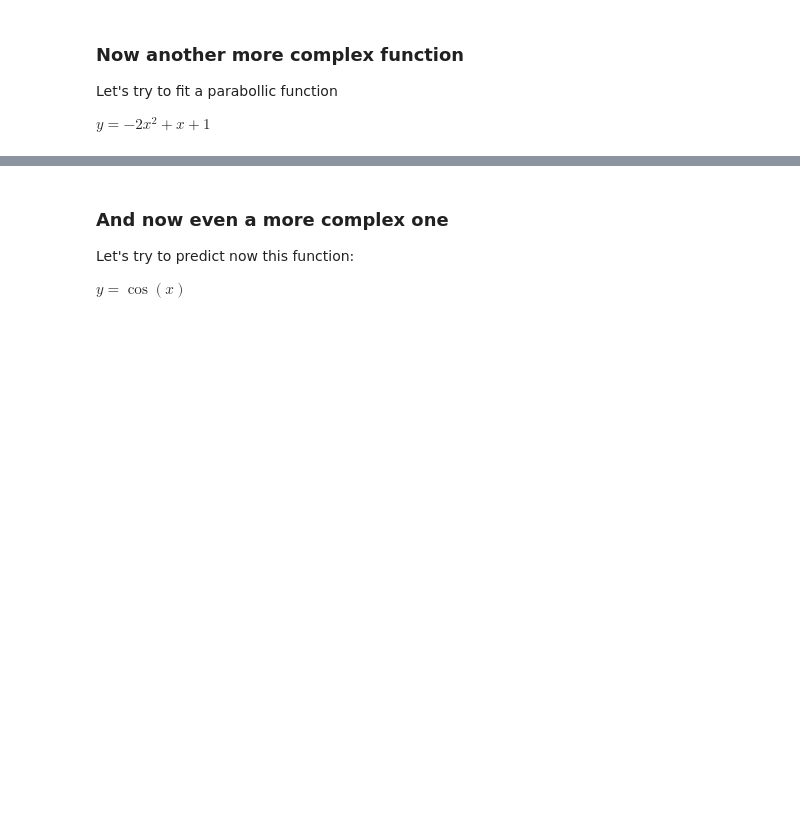
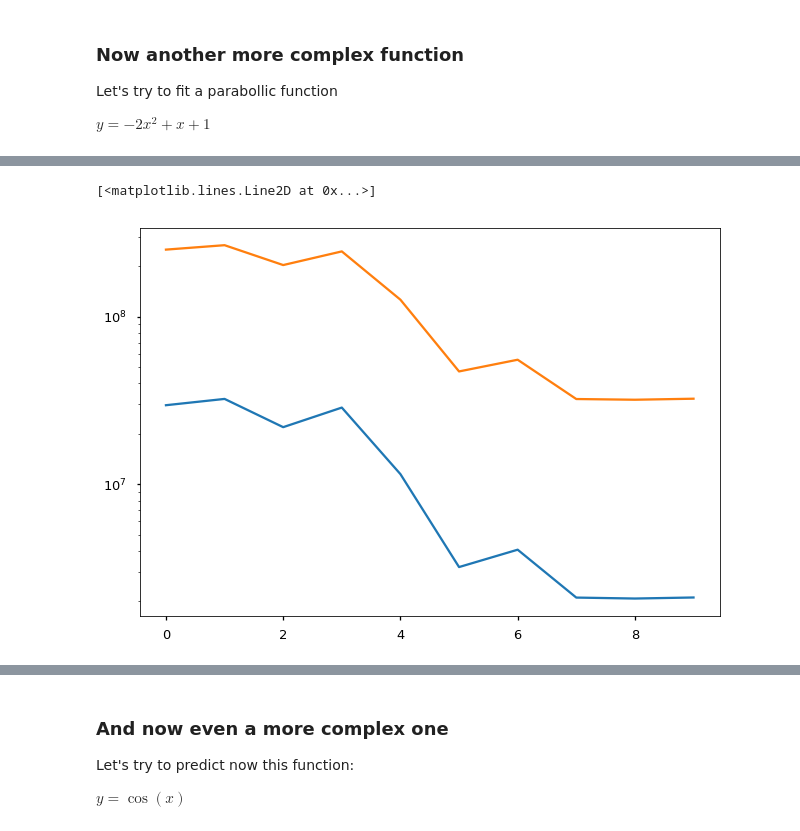
Before and after one commit to macomino/deepLearning, a Jupyter notebook: 01_Intro_Deep_Learning_before_class.ipynb, the cells around one changed output, grey strips where cells are left out. Cells and saved outputs as stored; diff of their text form; code cells hidden in the pictures; blank space fills up the shorter version.

```diff
--- a/01_Intro_Deep_Learning_before_class.ipynb
+++ b/01_Intro_Deep_Learning_before_class.ipynb
@@ -154,0 +223,3 @@ $\displaystyle y = -2x^2 + x + 1$
+# %%
+err_t = np.mean(h.history['loss'][-40:])
+err_v = np.mean(h.history['val_loss'][-40:])
@@ -154,0 +234,13 @@ $\displaystyle y = -2x^2 + x + 1$
+# %%
+def scale(x):
+  x = (x - x.min())/float(x.max()-x.min())
+
+def model(capas):
+  m = models.Sequential()
+  m.add(layers.Dense(input_shape=(1,), activation='relu', units=64))
+  for i in range(0,capas):
+    m.add(layers.Dense( activation='relu', units=10))
+  m.add(layers.Dense(activation=None, units=1))
+  m.compile(loss=losses.mse, optimizer=optimizers.rmsprop(), metrics=[metrics.mean_absolute_error])
+  h = m.fit(x=x_train, y=y_train, batch_size=200, epochs=100, validation_split=0.2)
+  return h
@@ -154,0 +253,9 @@ $\displaystyle y = -2x^2 + x + 1$
+# %%
+err_t_list = []
+err_v_v = []
+for v in range(0,10):
+  m = model(v)
+  err_t = np.mean(m.history['loss'][-40:])
+  err_v = np.mean(m.history['val_loss'][-40:])
+  err_t_list.append(err_t)
+  err_v_v.append(err_v)
@@ -154,0 +280,6 @@ $\displaystyle y = -2x^2 + x + 1$
+# %%
+plt.semilogy(err_t_list)
+plt.semilogy(err_v_v)
+# %% [output]
+[<matplotlib.lines.Line2D at 0x...>]
+[figure, added]
```
Also changed, not shown: parts of 17 cells of this notebook.
